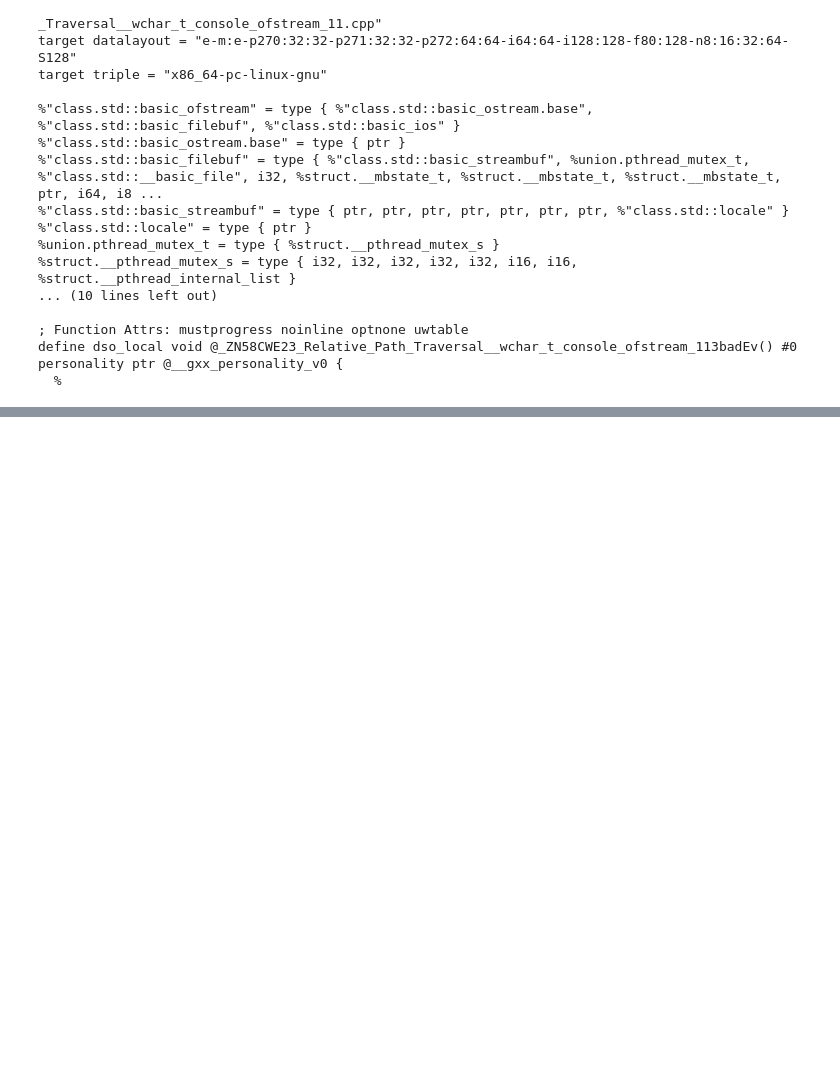
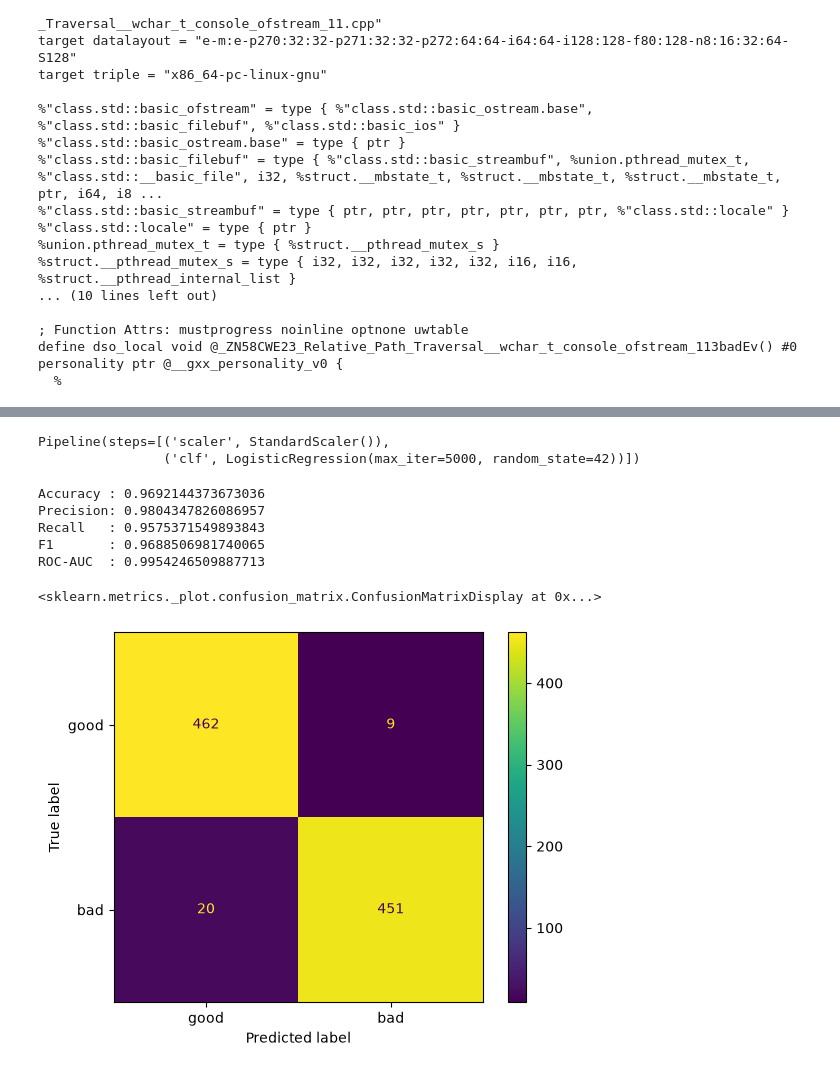
Before and after one commit to TimurGilmutpr/ml-guided-static-analysis, a Jupyter notebook: ML_part.ipynb, the cells around one changed output, grey strips where cells are left out. Saved outputs shown, nothing was run; the diff lists cells and outputs as text; code cells hidden in the pictures; blank space fills up the shorter version.

```diff
--- a/ML_part.ipynb
+++ b/ML_part.ipynb
@@ -77,0 +762,57 @@ define dso_local void @_ZN58CWE23_Relative_Path_Traversal__wchar_t_console_ofstr
+# %%
+X_cfg = cfg_df
+y_cfg = df["target"]
+# %%
+X_train_cfg = X_cfg.iloc[train_idx]
+X_test_cfg = X_cfg.iloc[test_idx]
+
+y_train_cfg = y_cfg.iloc[train_idx]
+y_test_cfg = y_cfg.iloc[test_idx]
+# %%
+cfg_model = Pipeline([
+    ("scaler", StandardScaler()),
+    ("clf", LogisticRegression(
+        C=1.0,
+        max_iter=5000,
+        random_state=42,
+    )),
+])
+
+cfg_model.fit(
+    X_train_cfg,
+    y_train_cfg
+)
+# %% [output]
+Pipeline(steps=[('scaler', StandardScaler()),
+                ('clf', LogisticRegression(max_iter=5000, random_state=42))])
+# %%
+y_pred_cfg = cfg_model.predict(X_test_cfg)
+
+y_score_cfg = cfg_model.predict_proba(
+    X_test_cfg
+)[:, 1]
+# %%
+print("Accuracy :", accuracy_score(y_test_cfg, y_pred_cfg))
+print("Precision:", precision_score(y_test_cfg, y_pred_cfg))
+print("Recall   :", recall_score(y_test_cfg, y_pred_cfg))
+print("F1       :", f1_score(y_test_cfg, y_pred_cfg))
+print("ROC-AUC  :", roc_auc_score(y_test_cfg, y_score_cfg))
+# %% [output]
+Accuracy : 0.9692144373673036
+Precision: 0.9804347826086957
+Recall   : 0.9575371549893843
+F1       : 0.9688506981740065
+ROC-AUC  : 0.9954246509887713
+# %%
+cm_cfg = confusion_matrix(
+    y_test_cfg,
+    y_pred_cfg
+)
+
+ConfusionMatrixDisplay(
+    confusion_matrix=cm_cfg,
+    display_labels=["good", "bad"]
+).plot()
+# %% [output]
+<sklearn.metrics._plot.confusion_matrix.ConfusionMatrixDisplay at 0x...>
+[figure, added]
```
Also changed, not shown: parts of 82 cells of this notebook, 8 other files.
